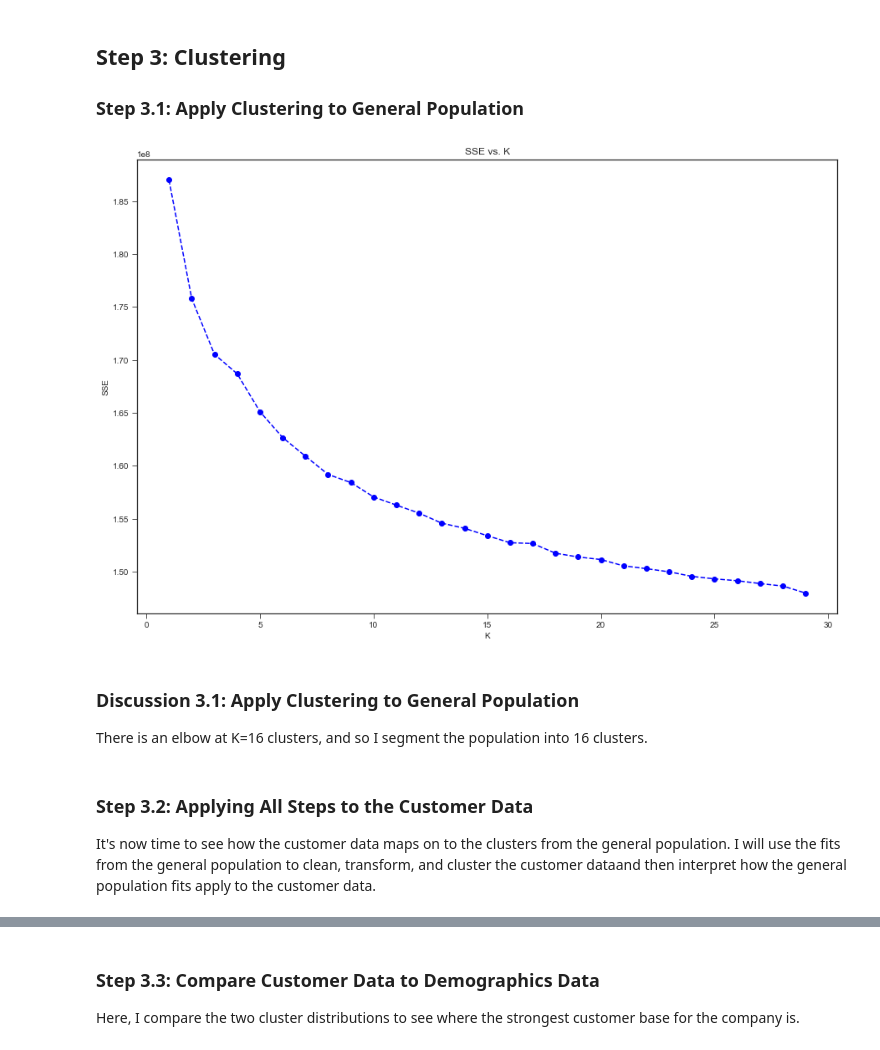
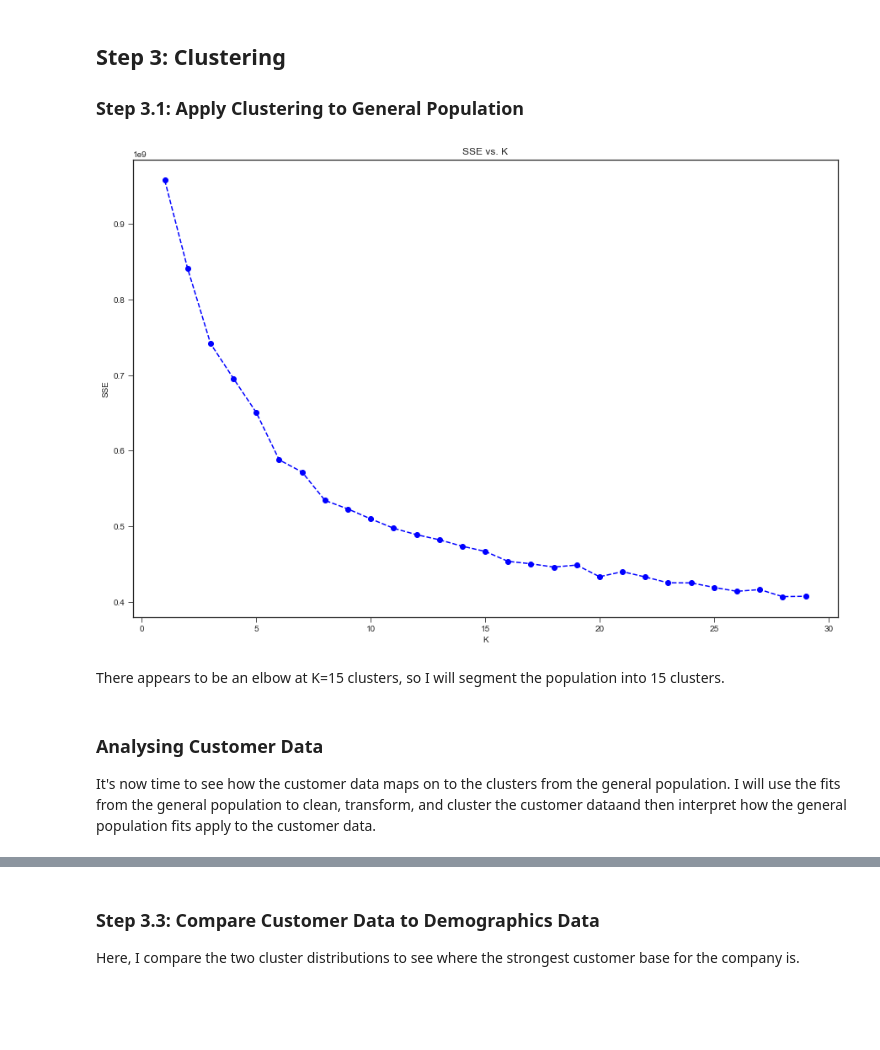
Before and after one commit to augannan/UdacityCapstoneArvato, a Jupyter notebook: notebook.ipynb, the cells around one changed output, grey strips where cells are left out. Cells and saved outputs as stored; diff of their text form; code cells hidden in the pictures; blank space fills up the shorter version.

```diff
--- a/notebook.ipynb
+++ b/notebook.ipynb
@@ -200,7 +219,5 @@ t.compare_distribution('WOHNDAUER_2008', azdias_few_missing_values, azdias_many_
 # %% [markdown]
 From the bar charts above, the distributions of values between both datasets are quite similar. As such, from now on, I will use the dataset with few missing values.
-# %%
-azdias = azdias_few_missing_values
 # %% [markdown]
 ### Step 1.2: Select and Re-Encode Features
 # %%
@@ -314,7 +333,7 @@ standard_scaled_azdias = pd.DataFrame(standard_scaled_azdias, columns=list(azdia
 # %%
 # Apply PCA to the data.
 pca = PCA()
-pca.fit(standard_scaled_azdias);
+pca.fit(azdias);
 # %%
 t.pca_variance_explained(pca)
 # %% [output]
@@ -326,5 +345,5 @@ y1 = t.scree_plot(pca)
 # %%
-threshold = 0.90
+threshold = 0.92
 number_components = int(np.argwhere(y1>=threshold)[1])
 print("We retain {} components for analysis because they explain {}% of the variance in the data."
       .format(number_components, int(threshold*100)))
@@ -333,4 +352,5 @@ We retain 149 components for analysis because they explain 90% of the variance i
 # %%
 # Re-apply PCA to the data while selecting for number of components to retain.
 pca = PCA(n_components=number_components)
-azdias = pca.fit_transform(standard_scaled_azdias);
+azdias_PCA = pd.DataFrame(pca.fit_transform(azdias))
+azdias_PCA.head()
@@ -417,6 +381,6 @@ This component can therefore be viewed as a measure of a person's gender and wor
 
 ### Step 3.1: Apply Clustering to General Population
 # %%
-t.scree_plot_clusters(azdias, max_centers=30)
+t.scree_plot_clusters(azdias_PCA, max_centers=30)
 # %% [output]
-[figure, old version]
+[figure, new version]
@@ -428,4 +387,2 @@ azdias_clusters = kmeans.fit_predict(azdias);
 # %% [markdown]
-### Discussion 3.1: Apply Clustering to General Population
-
-There is an elbow at K=16 clusters, and so I segment the population into 16 clusters.
+There appears to be an elbow at K=15 clusters, so I will segment the population into 15 clusters.
@@ -432,5 +393,5 @@ There is an elbow at K=16 clusters, and so I segment the population into 16 clus
 # %% [markdown]
-### Step 3.2: Applying All Steps to the Customer Data
+### Analysing Customer Data
 
 It's now time to see how the customer data maps on to the clusters from the general population. I will use the fits from the general population to clean, transform, and cluster the customer dataand then interpret how the general population fits apply to the customer data.
 # %%
```
Also changed, not shown: parts of 95 cells of this notebook.
